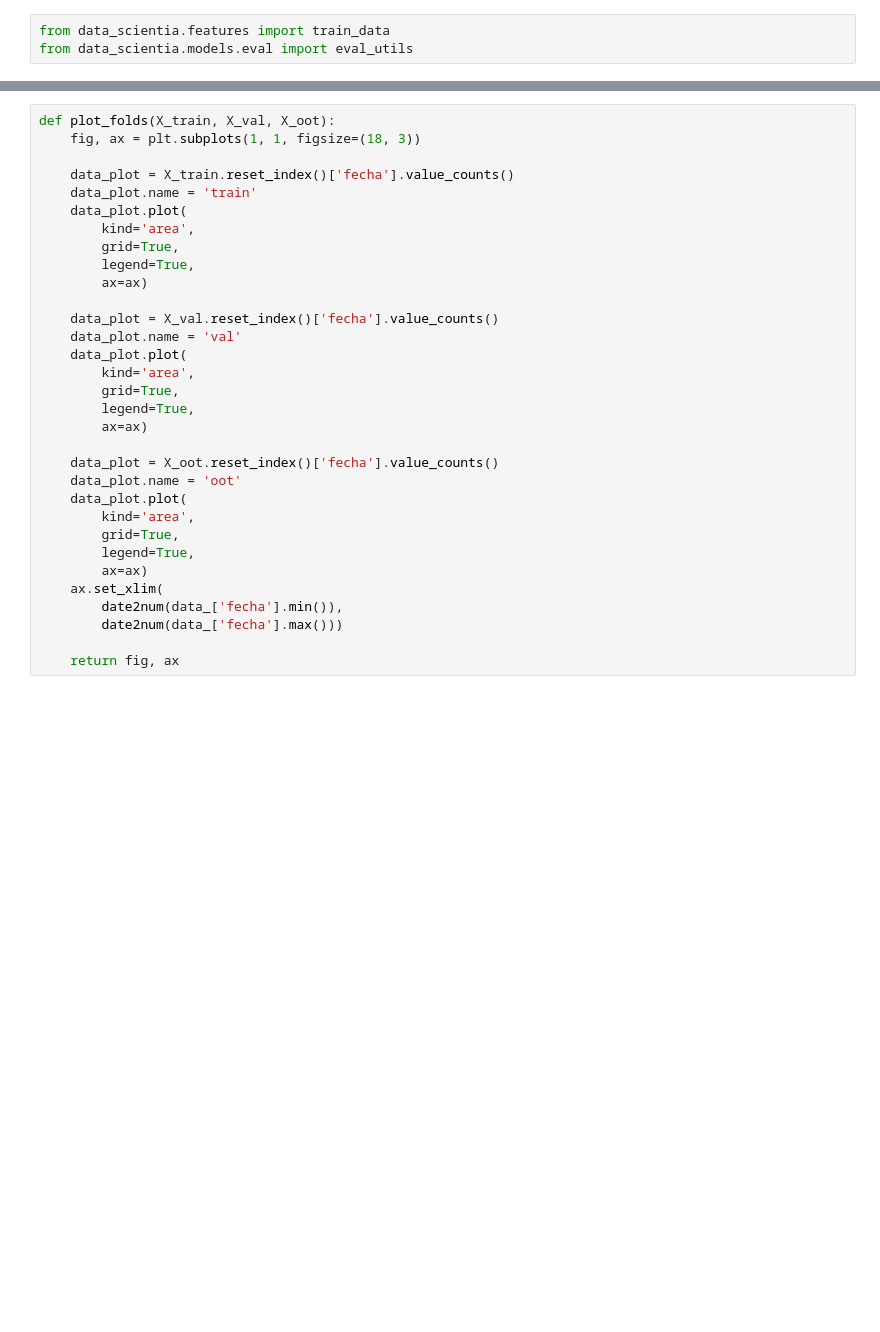
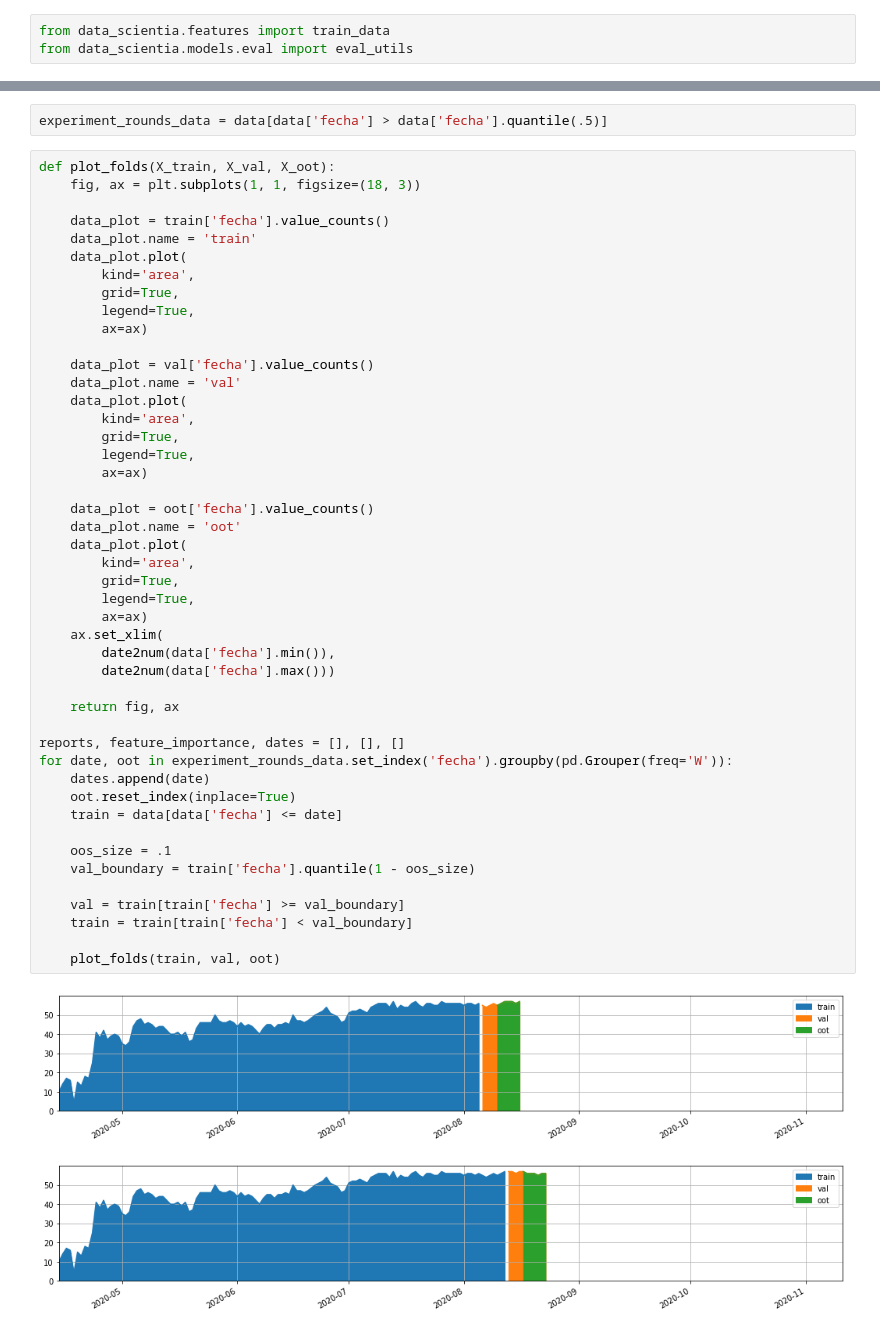
Before and after one commit to dhdzmota/omath_mota_rulo, a Jupyter notebook: notebooks/Experiment.ipynb, the cells around one changed output, grey strips where cells are left out. Cells and saved outputs as stored; diff of their text form; blank space fills up the shorter version.

```diff
--- a/notebooks/Experiment.ipynb
+++ b/notebooks/Experiment.ipynb
@@ -58,32 +37,51 @@ date_data = data_[data_['fecha'] > data_['fecha'].quantile(.8)]
+# %%
+experiment_rounds_data = data[data['fecha'] > data['fecha'].quantile(.5)]
 # %%
 def plot_folds(X_train, X_val, X_oot):
     fig, ax = plt.subplots(1, 1, figsize=(18, 3))
 
-    data_plot = X_train.reset_index()['fecha'].value_counts()
+    data_plot = train['fecha'].value_counts()
     data_plot.name = 'train'
     data_plot.plot(
         kind='area',
         grid=True,
         legend=True,
         ax=ax)
 
-    data_plot = X_val.reset_index()['fecha'].value_counts()
+    data_plot = val['fecha'].value_counts()
     data_plot.name = 'val'
     data_plot.plot(
         kind='area',
         grid=True,
         legend=True,
         ax=ax)
 
-    data_plot = X_oot.reset_index()['fecha'].value_counts()
+    data_plot = oot['fecha'].value_counts()
     data_plot.name = 'oot'
     data_plot.plot(
         kind='area',
         grid=True,
         legend=True,
         ax=ax)
     ax.set_xlim(
-        date2num(data_['fecha'].min()),
-        date2num(data_['fecha'].max()))
+        date2num(data['fecha'].min()),
+        date2num(data['fecha'].max()))
 
     return fig, ax
+
+reports, feature_importance, dates = [], [], []
+for date, oot in experiment_rounds_data.set_index('fecha').groupby(pd.Grouper(freq='W')):
+    dates.append(date)
+    oot.reset_index(inplace=True)
+    train = data[data['fecha'] <= date]
+
+    oos_size = .1
+    val_boundary = train['fecha'].quantile(1 - oos_size)
+
+    val = train[train['fecha'] >= val_boundary]
+    train = train[train['fecha'] < val_boundary]
+
+    plot_folds(train, val, oot)
+# %% [output]
+[figure, added]
+[figure, added]
```
Also changed, not shown: parts of 13 cells of this notebook, 5 other files.
